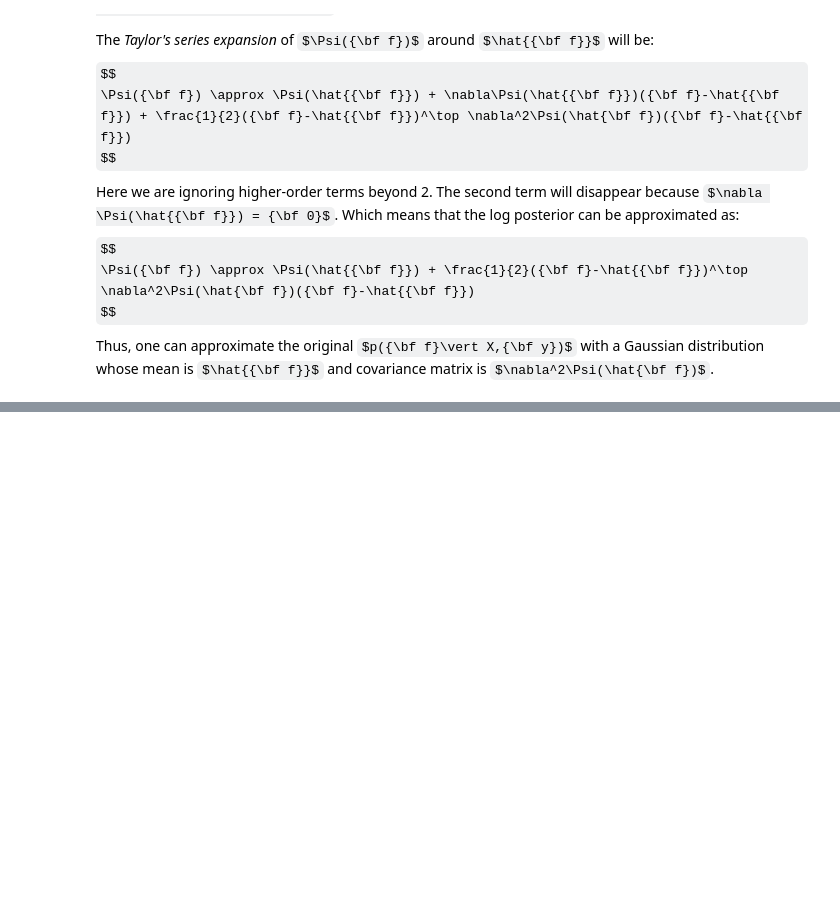
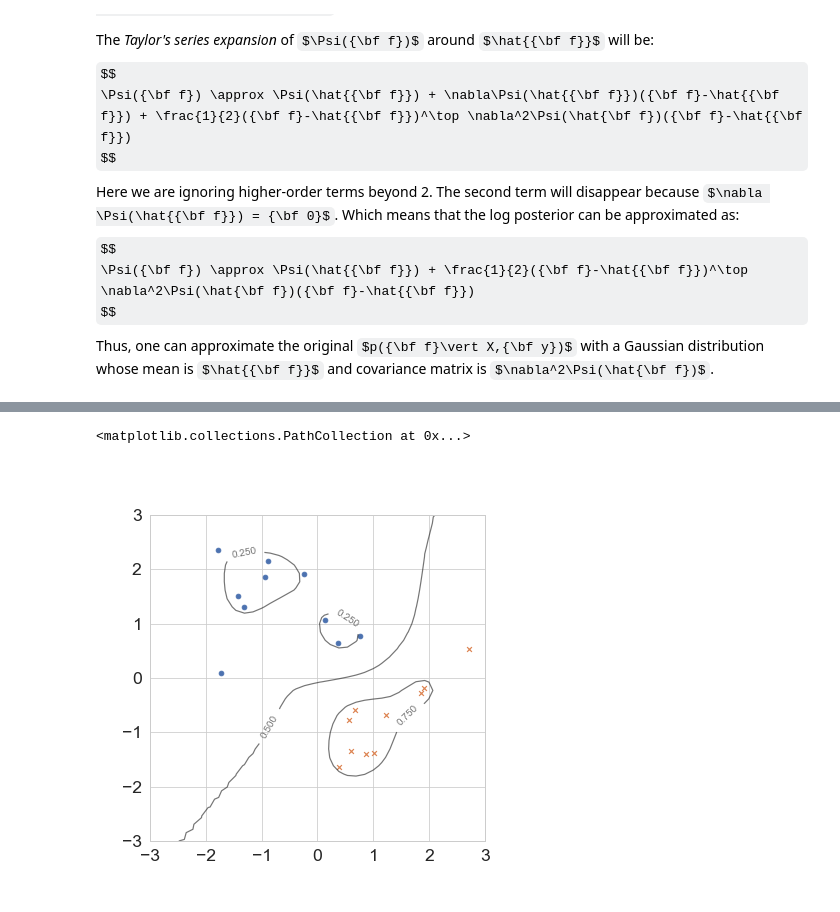
Before and after one commit to ubdsgroup/mladvanced-notebooks, a Jupyter notebook: GaussianProcessClassification.ipynb, the cells around one changed output, grey strips where cells are left out. Drawn from its saved outputs; the diff is of its cells as text; code cells hidden in the pictures; some formulas as TeX source; blank space fills up the shorter version.

```diff
--- a/GaussianProcessClassification.ipynb
+++ b/GaussianProcessClassification.ipynb
@@ -293,0 +447,22 @@ where $\pi_i = p(y_i = 1\vert f_i)$
+# %%
+kernel = GPy.kern.RBF(input_dim=2,lengthscale=0.5,variance=1)
+m = GPy.models.GPClassification(X,Y[:,np.newaxis],kernel=kernel)
+# %%
+x1s = np.linspace(-3, 3, 40)
+x2s = np.linspace(-3, 3, 40)
+X1, X2 = np.meshgrid(x1s, x2s)
+Xtest = np.hstack([X1.flatten()[:,np.newaxis],X2.flatten()[:,np.newaxis]])
+pred_probs = m.predict(Xtest)[0]
+P = np.reshape(pred_probs,(len(x1s),len(x2s)))
+# %%
+fig = plt.figure(figsize=(6,6))
+ax = fig.gca()
+
+#cfset = ax.contourf(X1, X2, P, levels=2,cmap='Greys')
+cset = ax.contour(X1, X2, P, levels=2, colors='k',alpha=0.6)
+ax.clabel(cset, inline=1, fontsize=10)
+ax.scatter(X[Y==0,0],X[Y==0,1],marker='o')
+ax.scatter(X[Y==1,0],X[Y==1,1],marker='x')
+# %% [output]
+<matplotlib.collections.PathCollection at 0x...>
+[figure, added]
```
Also changed, not shown: parts of 18 cells of this notebook, 1 other file.
